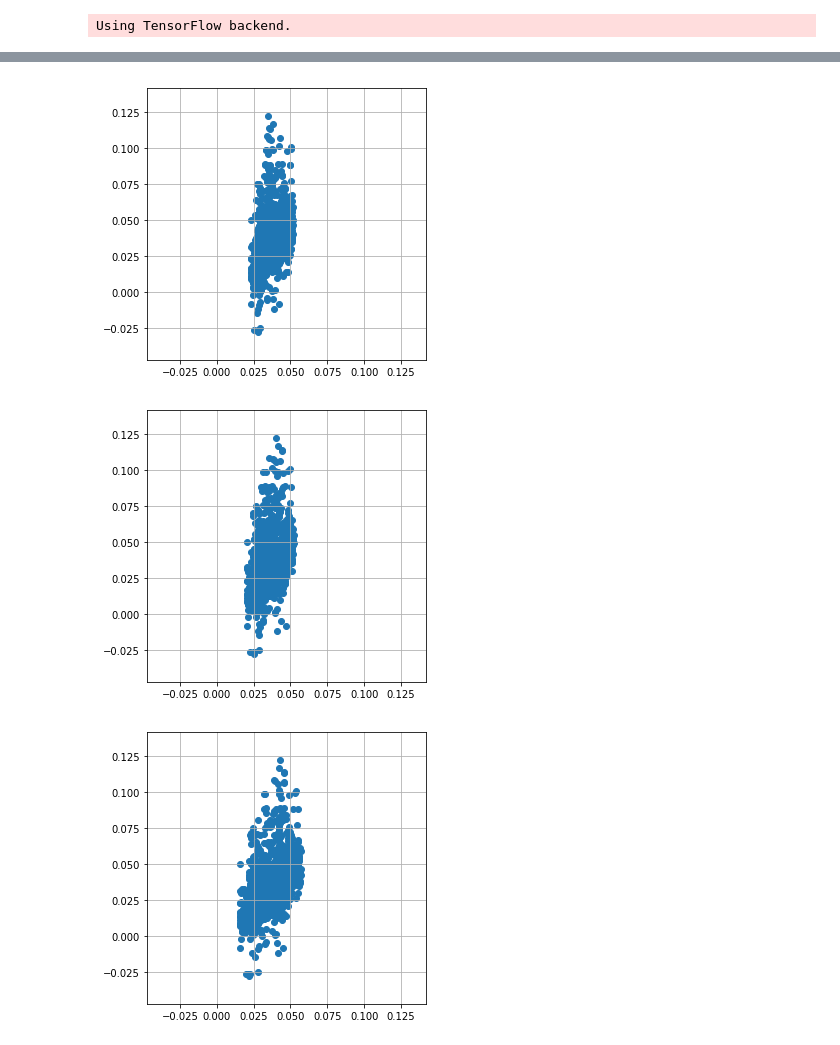
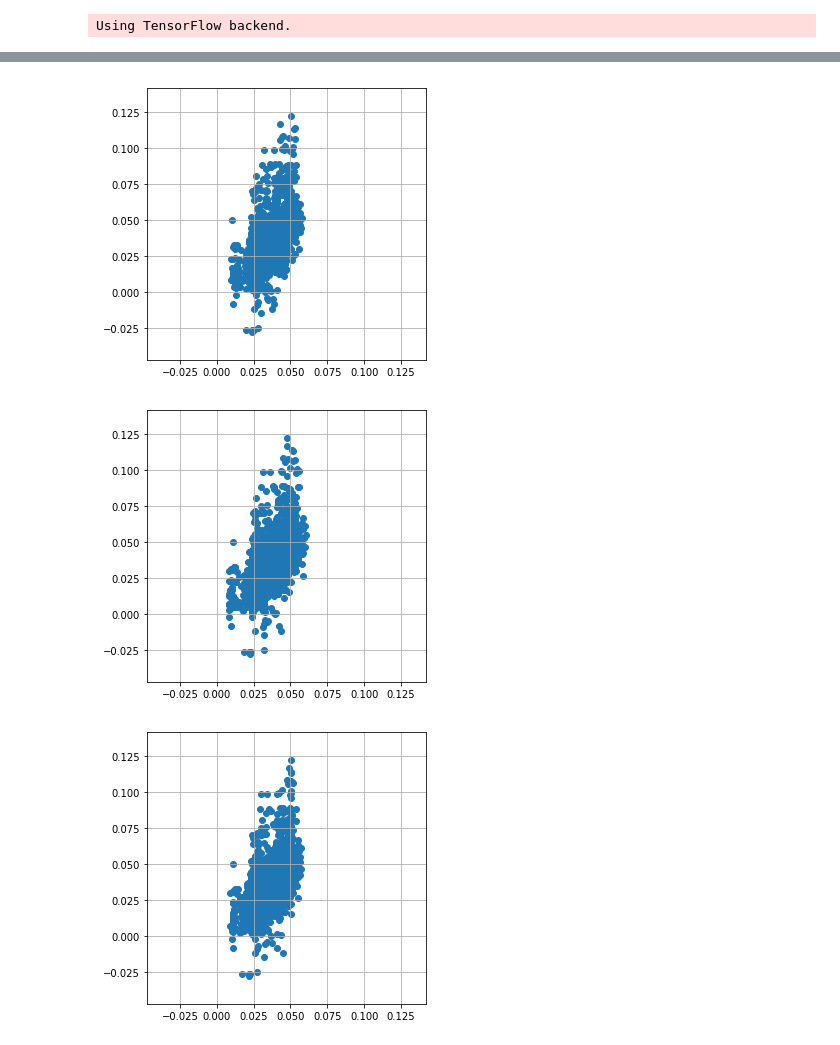
Before and after one commit to June-Skeeter/ML_GapFilling, a Jupyter notebook: MultiLayerModel.ipynb, the cells around one changed output, grey strips where cells are left out. Saved outputs shown, nothing was run; the diff lists cells and outputs as text; code cells hidden in the pictures.

```diff
--- a/MultiLayerModel.ipynb
+++ b/MultiLayerModel.ipynb
@@ -32,8 +32,8 @@ class Params:
             samp_size = 20
             Searches = 10
         else:
-            epochs = 10
-            reps = 5
+            epochs = 20
+            reps = 2
             N_Max = 100
             N_min = 2
             T_Max = 10
@@ -121,7 +121,7 @@ def RunReps(Model,Runs,params,pool = None):
             Y_fill.append(y_fill)
     MSE = np.asanyarray(MSE)
     Y_fill = np.asanyarray(Y_fill).mean(axis=0)#.mean(axis=0)
-    print(Y_fill.shape)
+#     print(Y_fill.shape)
 #     RST.Fill(Y_fill,'Fch4')
     y = RST.YScaled.inverse_transform(y)
     Y_fill = RST.YScaled.inverse_transform(Y_fill)
@@ -146,11 +146,11 @@ for i in Runs.index:
     MSE = RunReps(Model,Runs,params,pool)#RunFunc(i,processes=processes,Modz=Model,reps=reps,epochs=epochs,params=Runs)
     Runs['MSE'][i]=MSE.mean()
     Runs['STD'][i]=MSE.std()
-    print('Finisehd Run ',str(i))
-    print(' Stats: ')
-    print(Runs.iloc[i])
+    print('Finisehed Run ',str(i))
+#     print(' Stats: ')
+#     print(Runs.iloc[i])
 
-print(Runs)
+Runs
 
 print(time.time()-Time)
 # %% [output]
@@ -177,3 +173,3 @@ Finisehd Run  1
-[figure, old version]
+[figure, new version]
-[figure, old version]
+[figure, new version]
-[figure, old version]
+[figure, new version]
```
Also changed, not shown: parts of 7 cells of this notebook.
